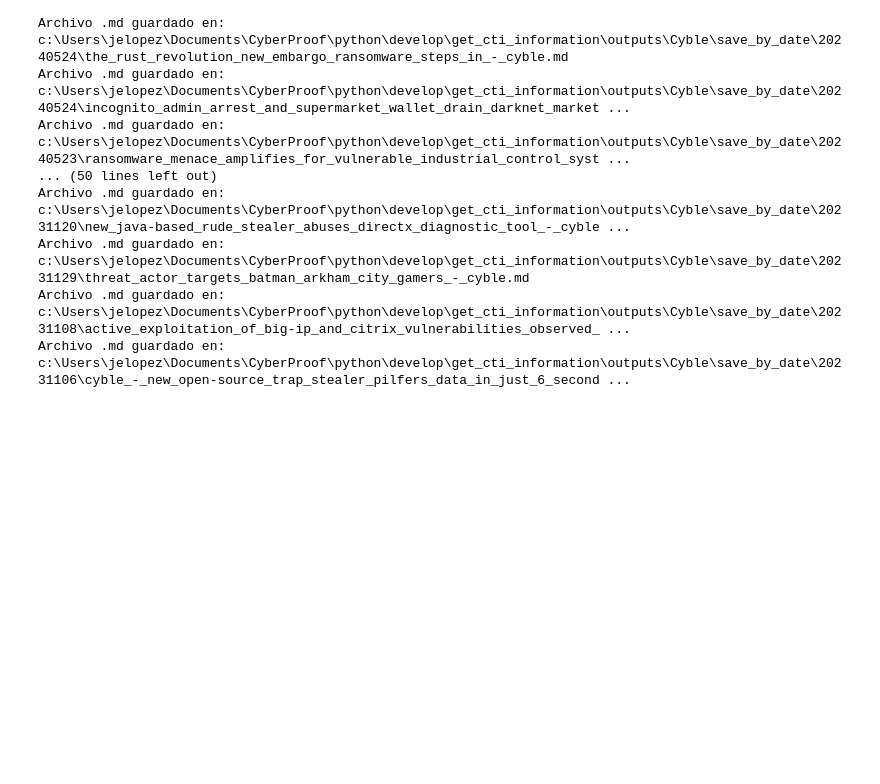
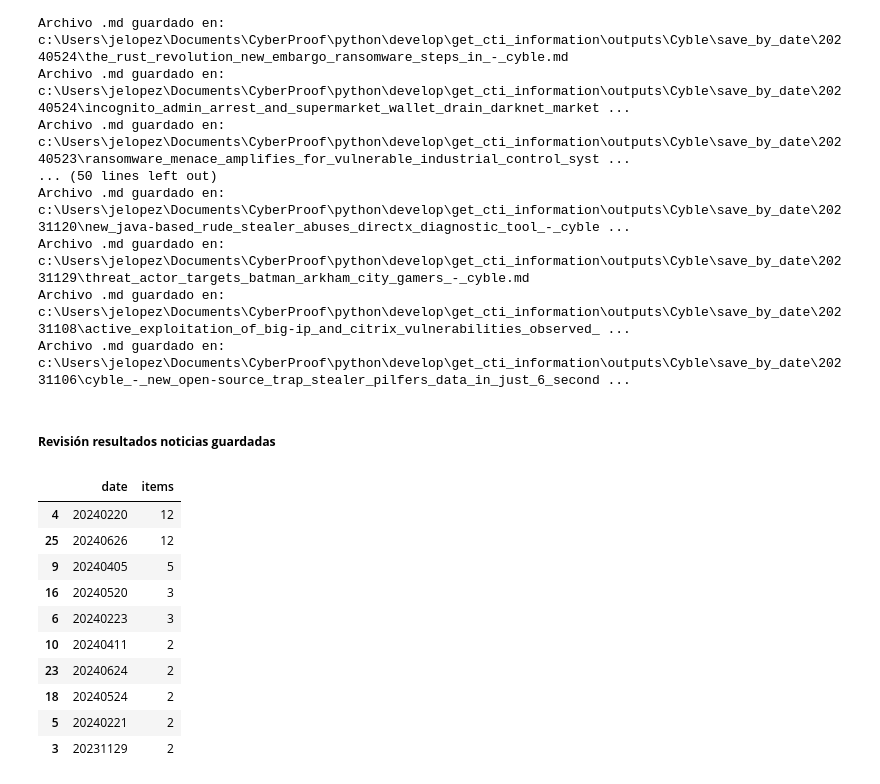
Before and after one commit to cyberauditor-framework/Mitre-Detections-Rules-Framework, a Jupyter notebook: get_cti_information/web_scraping_cyble.ipynb, the cells around one changed output. Saved outputs shown, nothing was run; the diff lists cells and outputs as text; code cells hidden in the pictures; blank space fills up the shorter version.

Commit message:
Añadida revisión de resultados (conteo de ficheros generados)

```diff
--- a/get_cti_information/web_scraping_cyble.ipynb
+++ b/get_cti_information/web_scraping_cyble.ipynb
@@ -225,6 +227,22 @@ def write_dict_to_md(dictionary, file_path):
         print(f"Archivo .md guardado en: {file_path}")
     except (OSError, IOError) as e:
         print(f"Error al escribir en el archivo {file_path}: {e}")
+# %%
+def get_count_files_from_path(main_folder, col_name):
+    '''
+    Función encargada de construir un df que contendrá por un lado el nombre de la subcarpeta y por otro lado el número de archivos identificados en esa. Requiere un path así como un nombre para la columna de recuento.
+    '''
+    name_folders = []
+    count_files = []
+    for path, subcarpetas, archivos in os.walk(main_folder):
+        if path == main_folder:
+            continue
+        name_folder = os.path.basename(path)
+        count_file = len(archivos)
+        name_folders.append(name_folder)
+        count_files.append(count_file)
+    df = pd.DataFrame({col_name: name_folders, 'items': count_files})
+    return df
 # %% [markdown]
 #### **Ejecución principal**
 # %%
@@ -297,3 +316,22 @@ Archivo .md guardado en: c:\Users\jelopez\Documents\CyberProof\python\develop\ge
 Archivo .md guardado en: c:\Users\jelopez\Documents\CyberProof\python\develop\get_cti_information\outputs\Cyble\save_by_date\20231129\threat_actor_targets_batman_arkham_city_gamers_-_cyble.md
 Archivo .md guardado en: c:\Users\jelopez\Documents\CyberProof\python\develop\get_cti_information\outputs\Cyble\save_by_date\20231108\active_exploitation_of_big-ip_and_citrix_vulnerabilities_observed_ ...
 Archivo .md guardado en: c:\Users\jelopez\Documents\CyberProof\python\develop\get_cti_information\outputs\Cyble\save_by_date\20231106\cyble_-_new_open-source_trap_stealer_pilfers_data_in_just_6_second ...
+# %% [markdown]
+##### **Revisión resultados noticias guardadas**
+# %%
+if save_by_date:
+    main_folder = os.path.join(os.getcwd(), 'outputs', 'cyble', 'save_by_date')
+    results = get_count_files_from_path(main_folder, 'date')
+    display(results.sort_values(by='items', ascending=False).head(10))
+# %% [output]
+|  | date | items |
+| 4 | 20240220 | 12 |
+| 25 | 20240626 | 12 |
+| 9 | 20240405 | 5 |
+| 16 | 20240520 | 3 |
+| 6 | 20240223 | 3 |
+| 10 | 20240411 | 2 |
+| 23 | 20240624 | 2 |
+| 18 | 20240524 | 2 |
+| 5 | 20240221 | 2 |
+| 3 | 20231129 | 2 |
```
Also changed, not shown: parts of 3 cells of this notebook.
